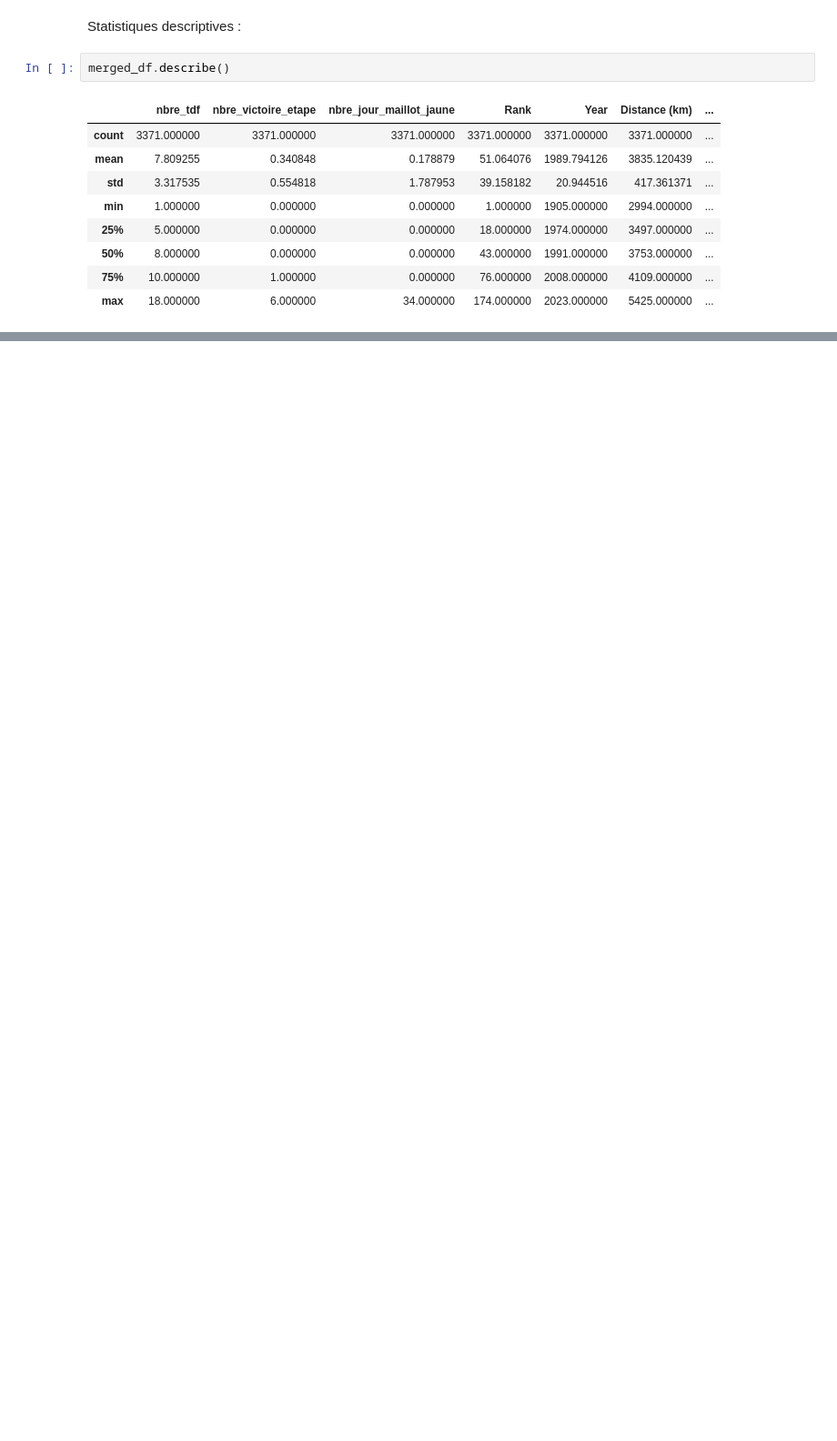
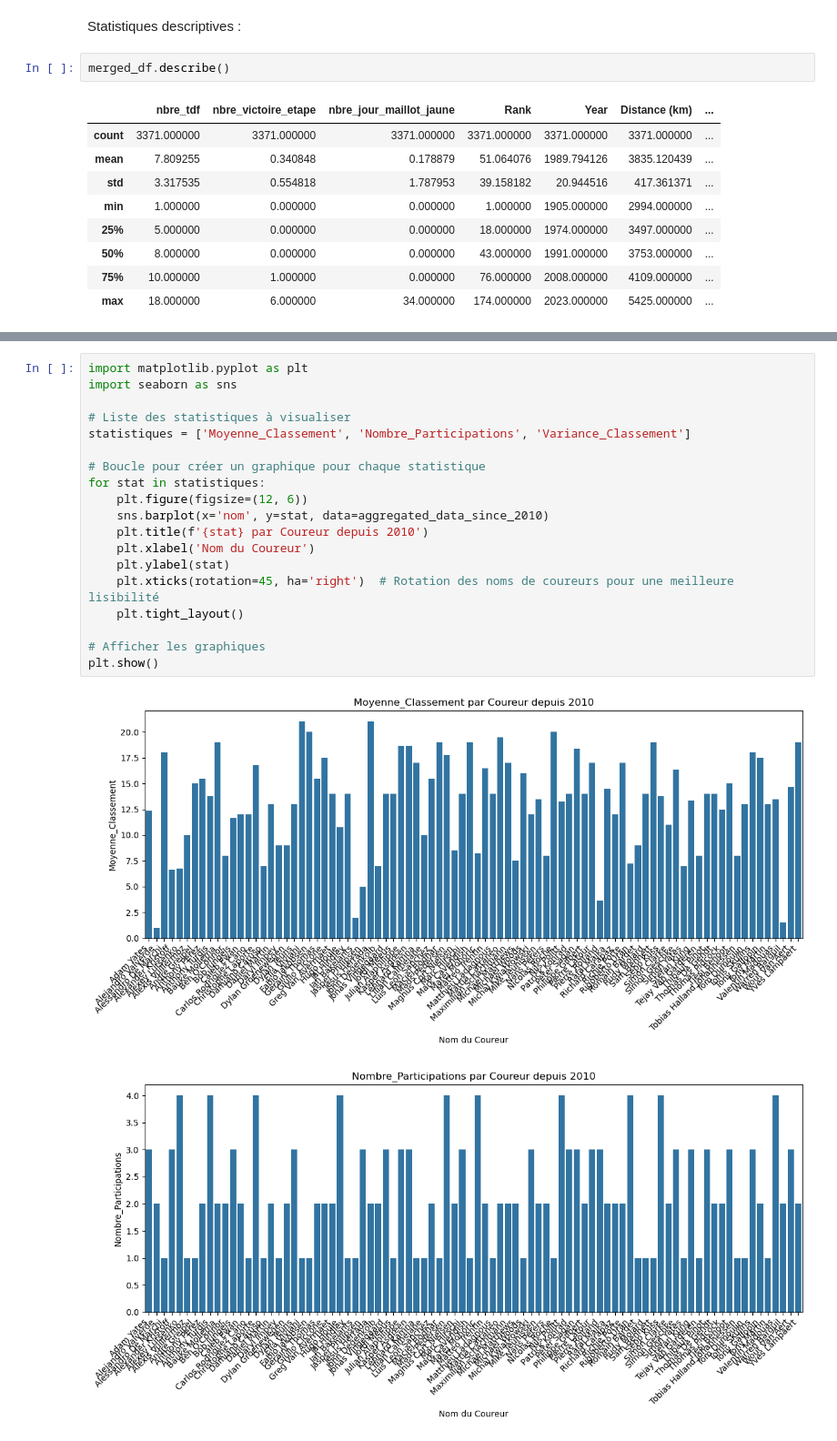
Before and after one commit to edequercize/Projet-Python, a Jupyter notebook: test_merge.ipynb, the cells around one changed output, grey strips where cells are left out. Shown at 91% size. Cells and saved outputs as stored; diff of their text form; blank space fills up the shorter version.

```diff
--- a/test_merge.ipynb
+++ b/test_merge.ipynb
@@ -235,0 +302,22 @@ print(groupe_1948)
+# %%
+import matplotlib.pyplot as plt
+import seaborn as sns
+
+# Liste des statistiques à visualiser
+statistiques = ['Moyenne_Classement', 'Nombre_Participations', 'Variance_Classement']
+
+# Boucle pour créer un graphique pour chaque statistique
+for stat in statistiques:
+    plt.figure(figsize=(12, 6))
+    sns.barplot(x='nom', y=stat, data=aggregated_data_since_2010)
+    plt.title(f'{stat} par Coureur depuis 2010')
+    plt.xlabel('Nom du Coureur')
+    plt.ylabel(stat)
+    plt.xticks(rotation=45, ha='right')  # Rotation des noms de coureurs pour une meilleure lisibilité
+    plt.tight_layout()
+
+# Afficher les graphiques
+plt.show()
+# %% [output]
+[figure, added]
+[figure, added]
```
Also changed, not shown: parts of 10 cells of this notebook.
